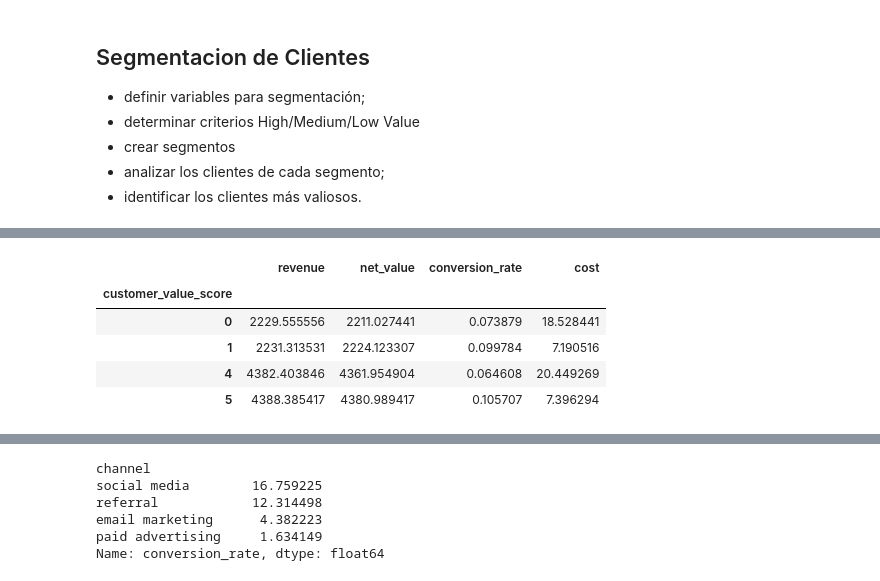
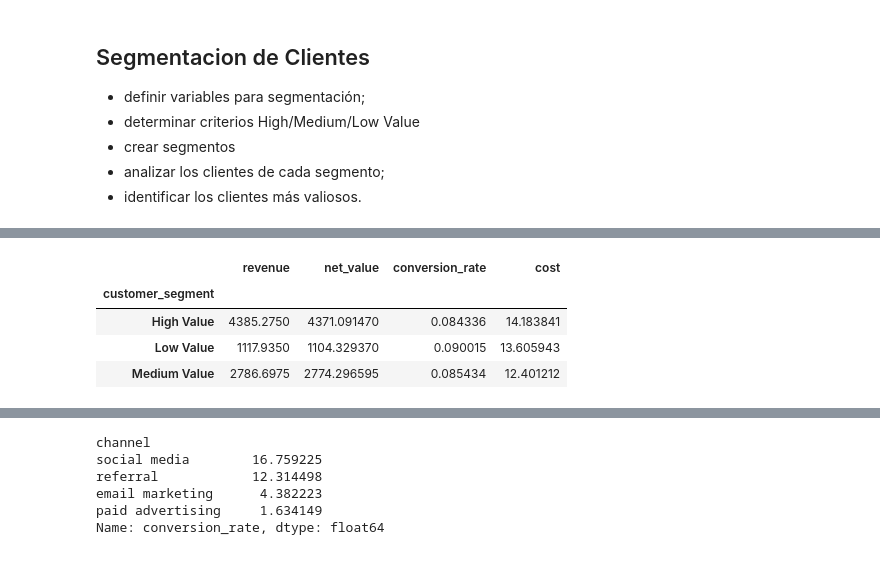
Before and after one commit to Andres240989/customer-lifetime-value_analysis, a Jupyter notebook: notebooks/02_customer_segmentation.ipynb, the cells around one changed output, grey strips where cells are left out. Drawn from its saved outputs; the diff is of its cells as text; code cells hidden in the pictures.

```diff
--- a/notebooks/02_customer_segmentation.ipynb
+++ b/notebooks/02_customer_segmentation.ipynb
@@ -128,7 +84,3 @@ def segment_customer(df):
     )
 
     return df
-# %%
-# aplicamos la funcion para segmentar los clientes
-df = segment_customer(df)
-df.head()
@@ -203,4 +95,3 @@ def customer_value_score(df):
 # %%
-df = customer_value_score(df)
-df["customer_value_score"].value_counts(normalize=True).sort_index() * 100
+df['customer_segment'].value_counts(normalize=True)
 # %% [output]
@@ -221,0 +111,3 @@ Name: count, dtype: int64
+# %%
+df_segmented = segment_customer(df)
+df_segmented
@@ -222,12 +128,11 @@ Name: count, dtype: int64
 # %%
 # metricas de customer_value_score
-df.groupby("customer_value_score")[
+df_segmented.groupby("customer_segment")[
     ["revenue", "net_value", "conversion_rate", "cost"]
 ].mean()
 # %% [output]
 |  | revenue | net_value | conversion_rate | cost |
-| customer_value_score |  |  |  |  |
-| 0 | 2229.555556 | 2211.027441 | 0.073879 | 18.528441 |
-| 1 | 2231.313531 | 2224.123307 | 0.099784 | 7.190516 |
-| 4 | 4382.403846 | 4361.954904 | 0.064608 | 20.449269 |
-| 5 | 4388.385417 | 4380.989417 | 0.105707 | 7.396294 |
+| customer_segment |  |  |  |  |
+| High Value | 4385.2750 | 4371.091470 | 0.084336 | 14.183841 |
+| Low Value | 1117.9350 | 1104.329370 | 0.090015 | 13.605943 |
+| Medium Value | 2786.6975 | 2774.296595 | 0.085434 | 12.401212 |
```
Also changed, not shown: parts of 31 cells of this notebook, 1 other file.
